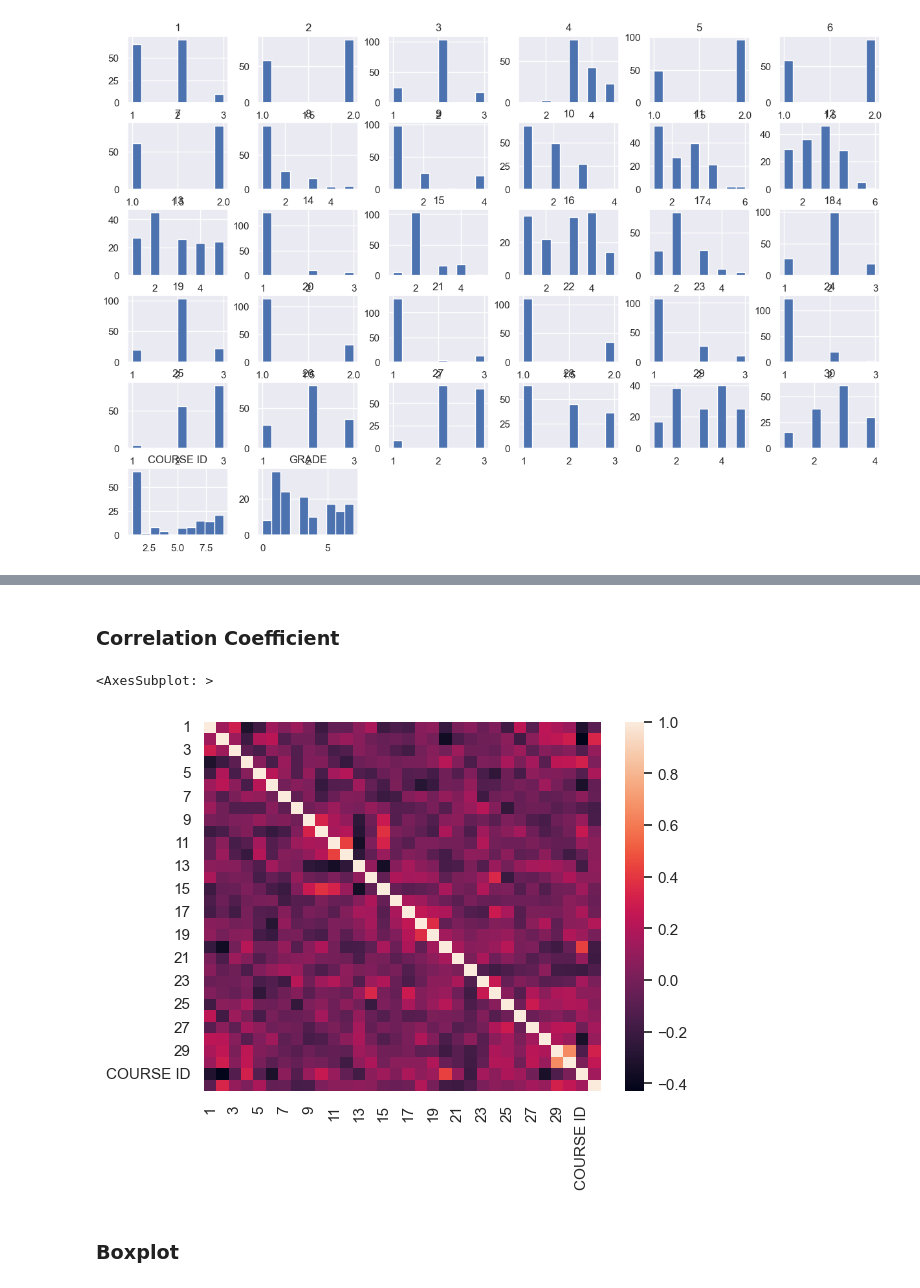
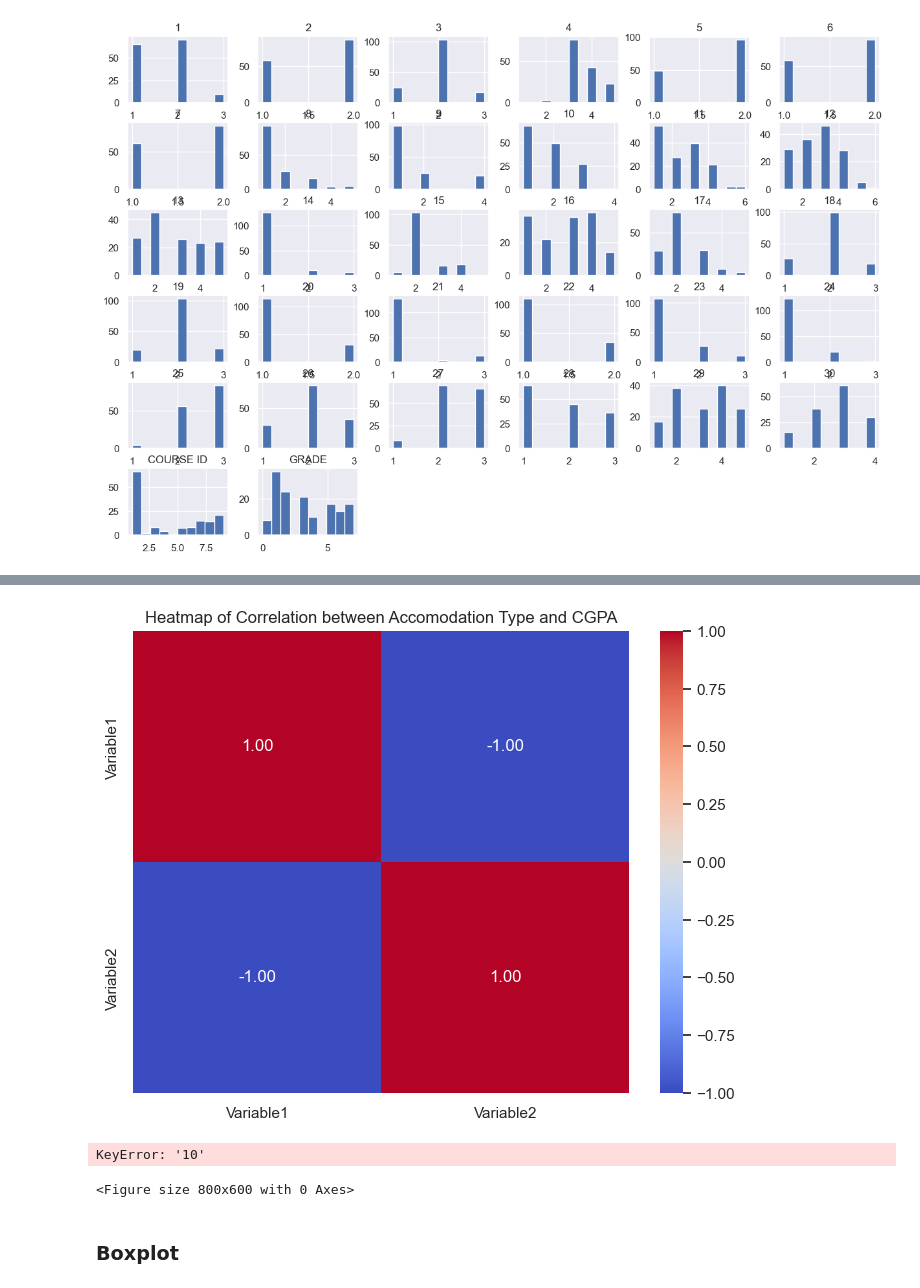
Before and after one commit to waiee/Higher-Education-Students-Performance-Evaluation---Association-Rule-Mining, a Jupyter notebook: test.ipynb, the cells around one changed output, grey strips where cells are left out. Cells and saved outputs as stored; diff of their text form; code cells hidden in the pictures.

```diff
--- a/test.ipynb
+++ b/test.ipynb
@@ -134,11 +103,19 @@ sns.heatmap(cov_mat)
-# %% [markdown]
-### Correlation Coefficient
-# %%
-corr_matrix  = dum_df.corr(numeric_only = True)
-sns.heatmap(corr_matrix)
-# %% [output]
-<AxesSubplot: >
-[figure, removed]
+# %%
+# Heatmap
+plt.figure(figsize=(8, 6))
+sns.heatmap(df.corr(), annot=True, cmap='coolwarm', fmt=".2f")
+plt.title('Heatmap of Correlation between Accomodation Type and CGPA')
+plt.show()
+
+# Countplot
+plt.figure(figsize=(8, 6))
+sns.countplot(x=df['10'], hue=df['29'], data=df)
+plt.title('Countplot of Variable1 and Variable2')
+plt.show()
+# %% [output]
+[figure, added]
+KeyError: '10'
+<Figure size 800x600 with 0 Axes>
 # %% [markdown]
 ### Boxplot
 # %%
```
Also changed, not shown: parts of 2 cells of this notebook.
